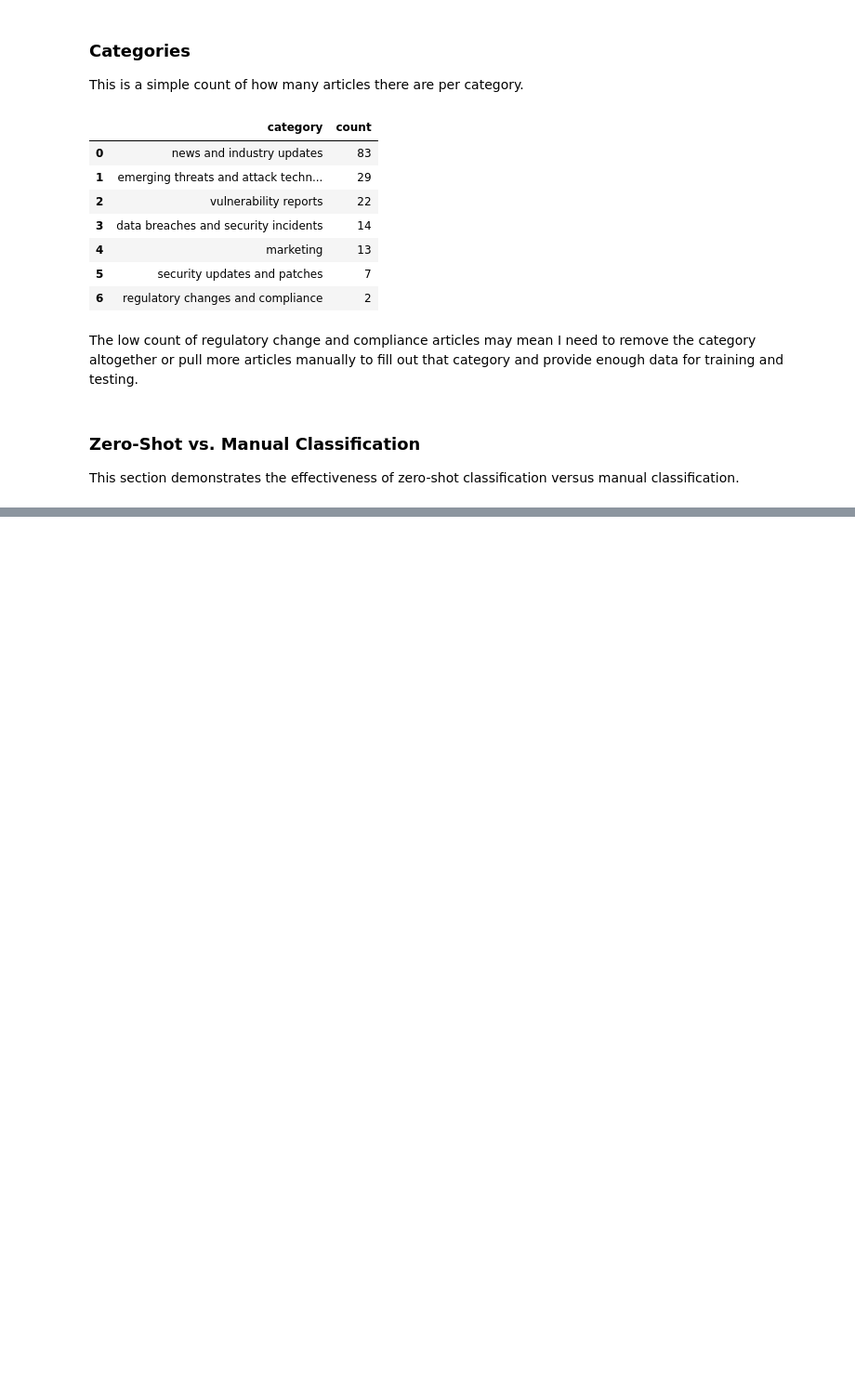
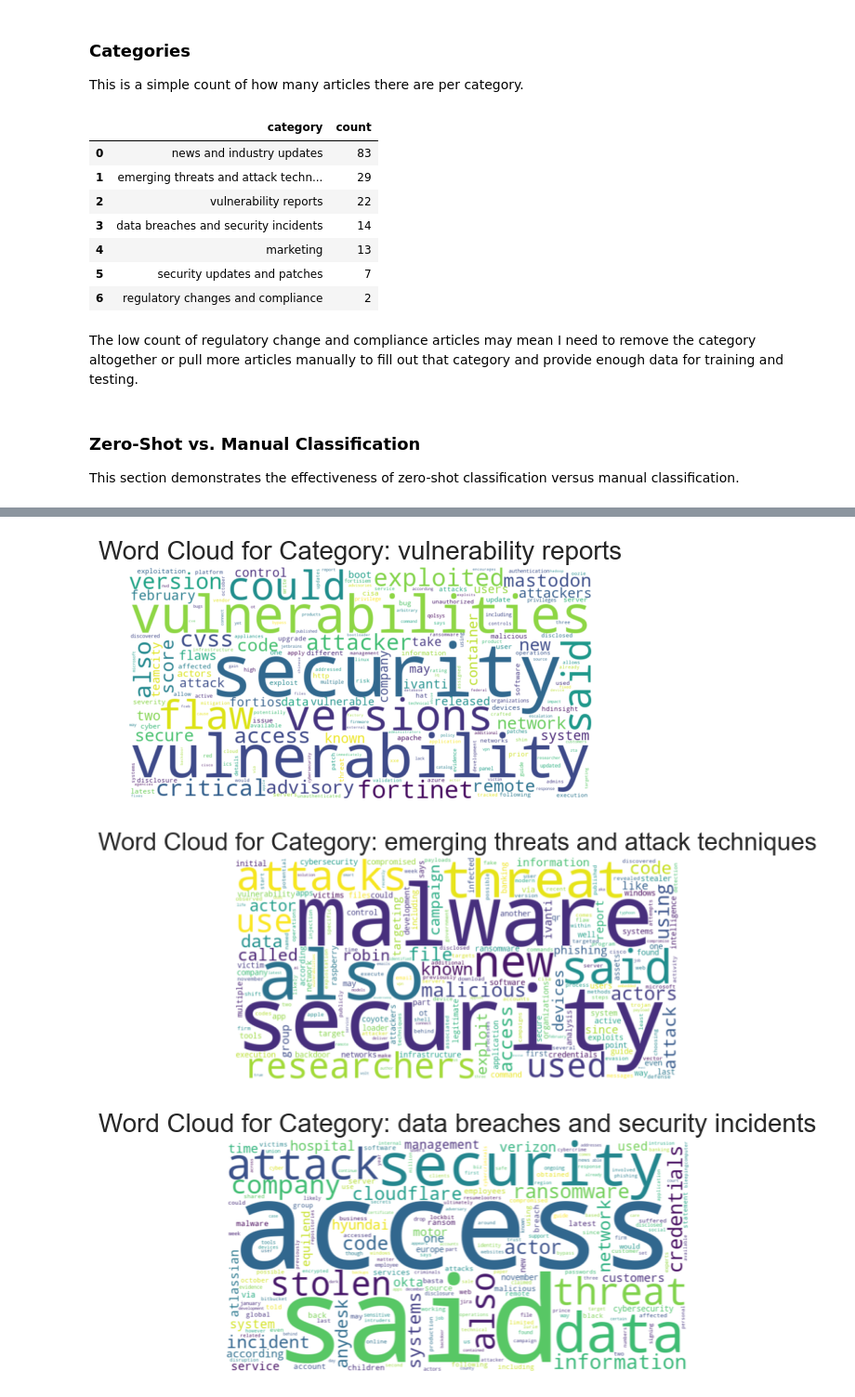
Before and after one commit to r3mnan7/INFO602-Final, a Jupyter notebook: poff-info602-final.ipynb, the cells around one changed output, grey strips where cells are left out. Shown at 93% size. Drawn from its saved outputs; the diff is of its cells as text; code cells hidden in the pictures; blank space fills up the shorter version.

```diff
--- a/poff-info602-final.ipynb
+++ b/poff-info602-final.ipynb
@@ -74,0 +106,44 @@ This section demonstrates the effectiveness of zero-shot classification versus m
+# %%
+# Ensure you've downloaded the stop words through nltk
+nltk.download('punkt')
+nltk.download('stopwords')
+
+# Assuming 'data' is your DataFrame and it contains 'content' and 'category' columns
+# Tokenize the content and remove stop words
+stop_words = set(stopwords.words('english'))
+
+# Function to clean and tokenize text
+def clean_tokenize(text):
+    # Tokenize and remove punctuation
+    tokens = word_tokenize(text)
+    # Remove non-alphabetic characters and stop words, lowercasing the words
+    words = [word.lower() for word in tokens if word.isalpha() and word.lower() not in stop_words]
+    return words
+
+# Apply the function to each content
+data['words'] = data['content'].apply(clean_tokenize)
+
+# Expand the list of words into a new row for each word
+data_clean = data.explode('words').rename(columns={'words': 'word'})
+data_clean = data_clean[data_clean['word'] != ""]  # Remove empty words
+
+# Calculate word frequencies by category
+word_frequencies_by_category = data_clean.groupby(['category', 'word']).size().reset_index(name='n')
+
+# Iterate through each unique category to generate word clouds
+for category in data_clean['category'].unique():
+    # Filter data for the current category
+    cat_data = word_frequencies_by_category[word_frequencies_by_category['category'] == category]
+
+    # Generate a word cloud
+    wordcloud = WordCloud(width = 800, height = 400, background_color ='white').generate_from_frequencies(dict(zip(cat_data['word'], cat_data['n'])))
+
+    # Plotting the WordCloud
+    plt.figure(figsize = (5, 2.5), facecolor = None)
+    plt.imshow(wordcloud, interpolation="bilinear")
+    plt.axis("off")
+    plt.tight_layout(pad = 0)
+
+    plt.title(f'Word Cloud for Category: {category}', fontsize=20)
+    plt.show()
+# %% [output]
@@ -74,0 +156,3 @@ This section demonstrates the effectiveness of zero-shot classification versus m
+[figure, added]
+[figure, added]
+[figure, added]
```
Also changed, not shown: parts of 5 cells of this notebook, 1 other file.
